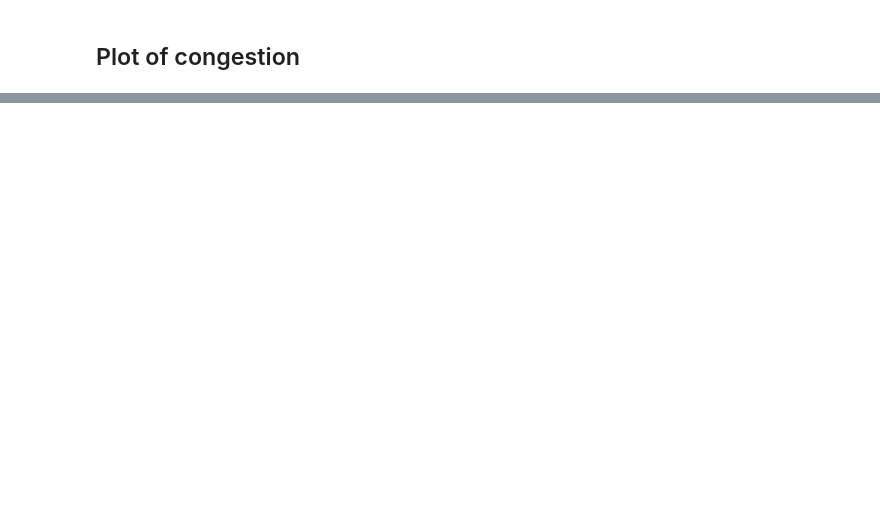
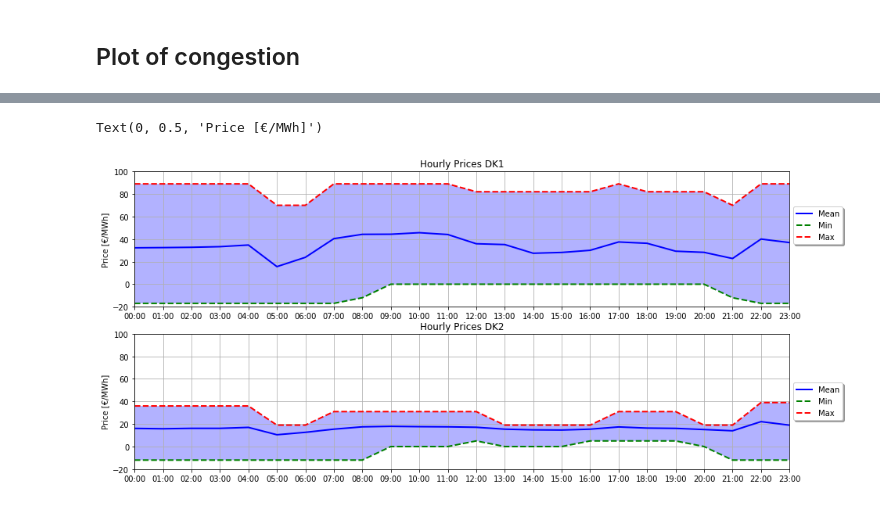
Before and after one commit to lucasblt/ren-elec-markets, a Jupyter notebook: assignment1/assignment1-Copy1.ipynb, the cells around one changed output, grey strips where cells are left out. Cells and saved outputs as stored; diff of their text form; code cells hidden in the pictures; blank space fills up the shorter version.

```diff
--- a/assignment1/assignment1-Copy1.ipynb
+++ b/assignment1/assignment1-Copy1.ipynb
@@ -439,0 +424,52 @@ plt.show()
+# %%
+prices_df = pd.DataFrame(price).T
+prices_df['hour'] = prices_df.index.time
+prices_DK1_df = prices_df.groupby('hour').aggregate({'DK1': ['min', 'max', 'mean']})
+prices_DK2_df = prices_df.groupby('hour').aggregate({'DK2': ['min', 'max', 'mean']})
+# %%
+DK1_min = prices_DK1_df.values[:,0]
+DK1_max = prices_DK1_df.values[:,1]
+DK1_mean = prices_DK1_df.values[:,2]
+
+DK2_min = prices_DK2_df.values[:,0]
+DK2_max = prices_DK2_df.values[:,1]
+DK2_mean = prices_DK2_df.values[:,2]
+
+t = prices_DK1_df.index.values
+
+# plot it!
+fig = plt.figure(figsize=(15,7))
+
+ax = plt.subplot(2,1,1)
+ax.set_title('Hourly Prices DK1')
+
+ax.plot(t, DK1_mean, lw=2, label='Mean', color='blue')
+ax.fill_between(t, DK1_max, DK1_min, facecolor='blue', alpha=0.3, interpolate=True,)
+ax.plot(t, DK1_min, lw=2, label='Min', color='green', linestyle= '--')
+ax.plot(t, DK1_max, lw=2, label='Max', color='red', linestyle= '--')
+ax.legend(loc='center left', bbox_to_anchor=(1, 0.6),
+          fancybox=True, shadow=True, ncol=1)
+ax.set_xlabel('')
+ax.set_xticks(t)
+ax.set_xlim(['00:00:00','23:00:00'])
+ax.grid()
+ax.set_ylabel('Price [\u20ac/MWh]')
+ax.set_ylim([-20,100])
+
+ax = plt.subplot(2,1,2)
+ax.set_title('Hourly Prices DK2')
+ax.plot(t, DK2_mean, lw=2, label='Mean', color='blue')
+ax.fill_between(t, DK2_max, DK2_min, facecolor='blue', interpolate=True, alpha=0.3)
+ax.plot(t, DK2_min, lw=2, label='Min', color='green', linestyle= '--')
+ax.plot(t, DK2_max, lw=2, label='Max', color='red', linestyle= '--')
+ax.legend(loc='center left', bbox_to_anchor=(1, 0.5),
+          fancybox=True, shadow=True, ncol=1)
+ax.set_xlabel('')
+ax.set_xticks(t)
+ax.set_xlim(['00:00:00','23:00:00'])
+ax.set_ylim([-20,100])
+ax.grid()
+ax.set_ylabel('Price [\u20ac/MWh]')
+# %% [output]
+Text(0, 0.5, 'Price [€/MWh]')
+[figure, added]
```
Also changed, not shown: parts of 12 cells of this notebook.
